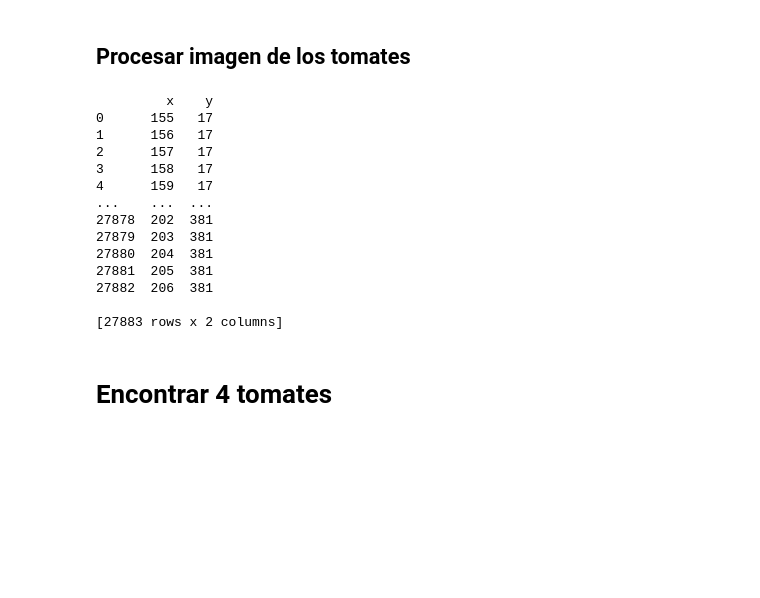
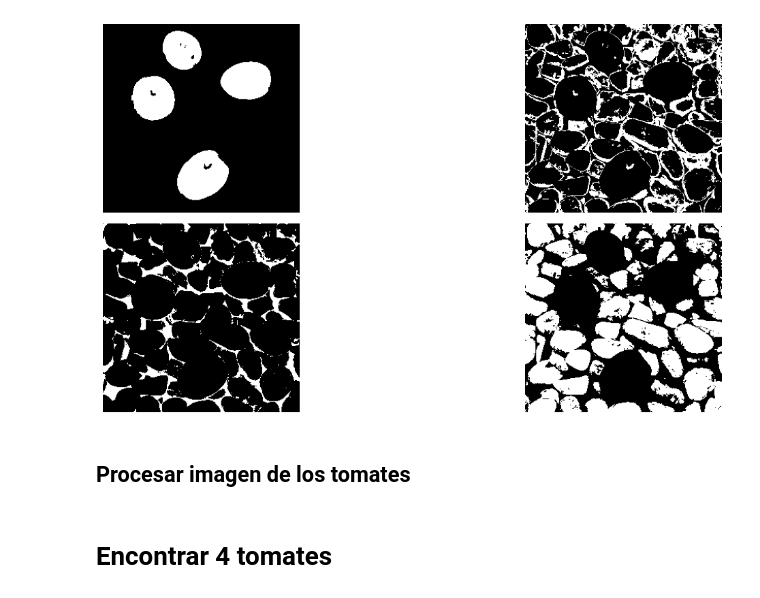
Before and after one commit to JaredEspinosa19/2doExamenVision, a Jupyter notebook: prueba.ipynb, the cells around one changed output. Saved outputs shown, nothing was run; the diff lists cells and outputs as text; code cells hidden in the pictures; blank space fills up the shorter version.

```diff
--- a/prueba.ipynb
+++ b/prueba.ipynb
@@ -96,3 +165,51 @@ graficas2(segmented_image,tomatoes,4)
+# %%
+rows = ImSegmented.shape[0]
+cols = ImSegmented.shape[1]
+
+k1 = np.zeros((rows,cols),np.uint8)
+k2 = np.zeros((rows,cols),np.uint8)
+k3 = np.zeros((rows,cols),np.uint8)
+k4 = np.zeros((rows,cols),np.uint8)
+k5 = np.zeros((rows,cols),np.uint8)
+
+#
+for i in range(rows):
+    for j in range(cols):
+        #print(i,j)
+
+        blue = ImSegmented[i,j,2]
+        green = ImSegmented[i,j,1]
+        red = ImSegmented[i,j,0]
+
+        #Si se pega al grupo 1
+        if [red,green,blue] == [math.floor(centroides[0,0]),math.floor(centroides[0,1]),math.floor(centroides[0,2])]:
+            k1[i,j] = 255
+
+        elif [red,green,blue] == [math.floor(centroides[1,0]),math.floor(centroides[1,1]),math.floor(centroides[1,2])]:
+            k2[i,j] = 255
+
+        elif [red,green,blue] == [math.floor(centroides[2,0]),math.floor(centroides[2,1]),math.floor(centroides[2,2])]:
+            k3[i,j] = 255
+
+        elif [red,green,blue] == [math.floor(centroides[3,0]),math.floor(centroides[3,1]),math.floor(centroides[3,2])]:
+            k4[i,j] = 255
+
+
+fig, axes = plt.subplots(ncols=2, nrows=2, figsize=(16, 6), sharex=True, sharey=True)
+ax1 = axes.ravel()
+
+ax1[0].imshow(k1, cmap=plt.cm.gray)
+ax1[1].imshow(k2, cmap=plt.cm.gray)
+ax1[2].imshow(k3, cmap=plt.cm.gray)
+ax1[3].imshow(k4, cmap=plt.cm.gray)
+
+for a in ax1:
+    a.set_axis_off()
+
+fig.tight_layout()
+plt.show()
+# %% [output]
+[figure, added]
 # %% [markdown]
 ## Procesar imagen de los tomates
 # %%
@@ -116,23 +233,6 @@ for i in range(rows): #filas
             positions_y.append(i)
 # %%
 pos_df = pd.DataFrame({"x":positions_x,"y":positions_y})
-# %%
-print(pos_df)
-# %% [output]
-         x    y
-0      155   17
-1      156   17
-2      157   17
-3      158   17
-4      159   17
-...    ...  ...
-27878  202  381
-27879  203  381
-27880  204  381
-27881  205  381
-27882  206  381
-
-[27883 rows x 2 columns]
 # %% [markdown]
 # Encontrar 4 tomates
 # %%
```
Also changed, not shown: parts of 31 cells of this notebook.
